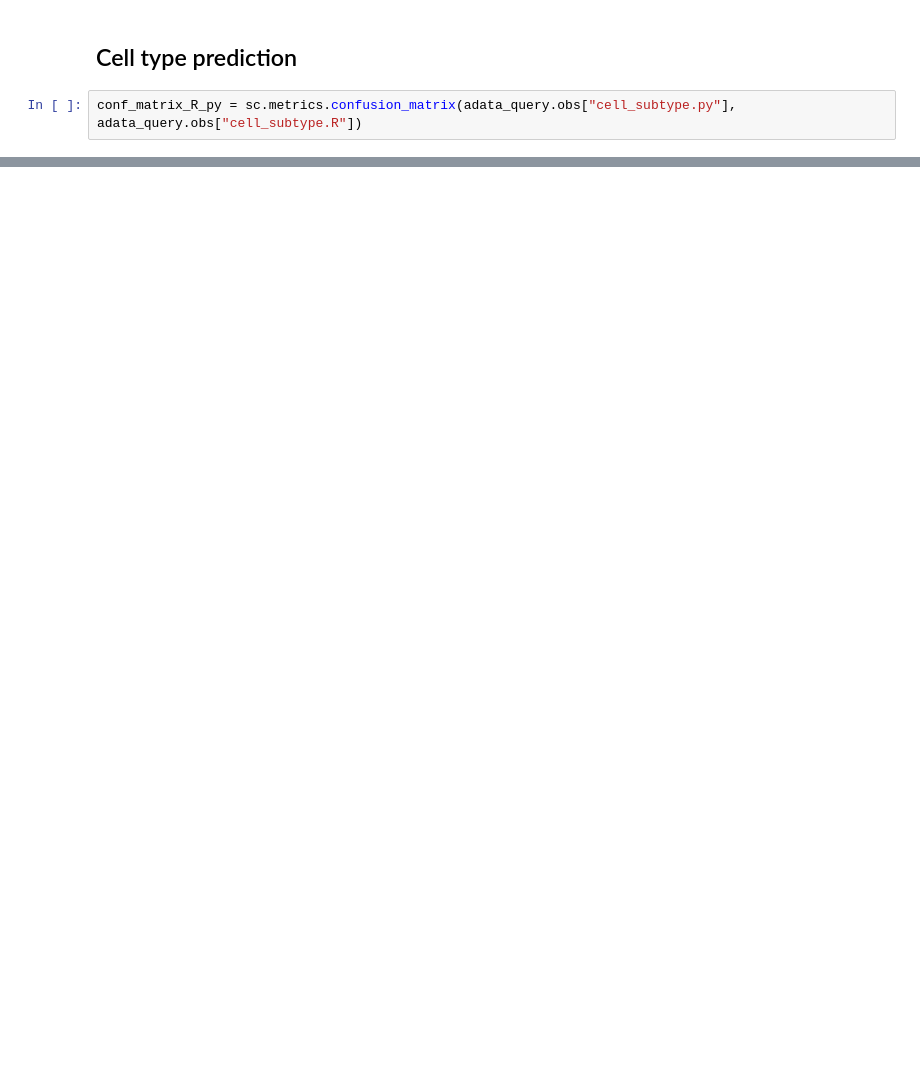
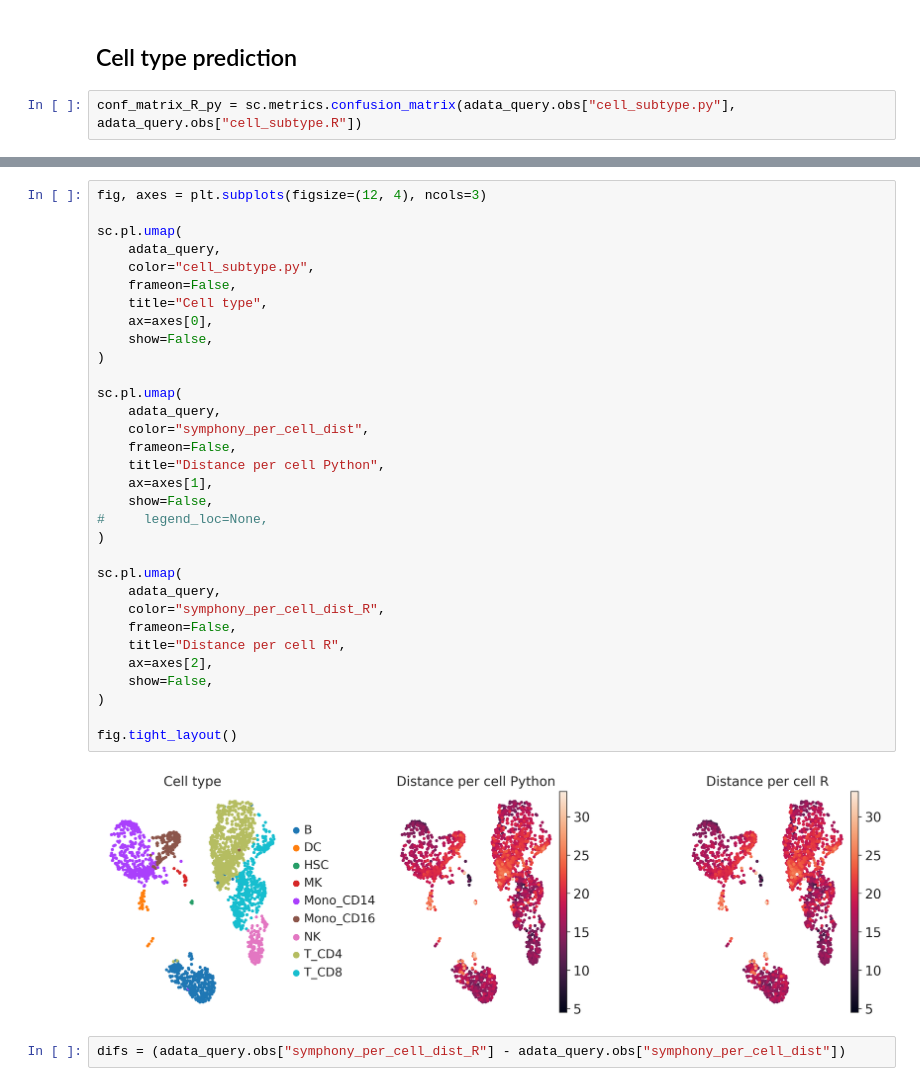
Before and after one commit to potulabe/symphonypy, a Jupyter notebook: benchmarking/Benchmarking_symphony_PBMC.ipynb, the cells around one changed output, grey strips where cells are left out. Cells and saved outputs as stored; diff of their text form; blank space fills up the shorter version.

```diff
--- a/benchmarking/Benchmarking_symphony_PBMC.ipynb
+++ b/benchmarking/Benchmarking_symphony_PBMC.ipynb
@@ -267,0 +357,36 @@ Text(0.5, 1.0, 'R vs Python predicted cell type')
+# %%
+fig, axes = plt.subplots(figsize=(12, 4), ncols=3)
+
+sc.pl.umap(
+    adata_query,
+    color="cell_subtype.py",
+    frameon=False,
+    title="Cell type",
+    ax=axes[0],
+    show=False,
+)
+
+sc.pl.umap(
+    adata_query,
+    color="symphony_per_cell_dist",
+    frameon=False,
+    title="Distance per cell Python",
+    ax=axes[1],
+    show=False,
+#     legend_loc=None,
+)
+
+sc.pl.umap(
+    adata_query,
+    color="symphony_per_cell_dist_R",
+    frameon=False,
+    title="Distance per cell R",
+    ax=axes[2],
+    show=False,
+)
+
+fig.tight_layout()
+# %% [output]
+[figure, added]
+# %%
+difs = (adata_query.obs["symphony_per_cell_dist_R"] - adata_query.obs["symphony_per_cell_dist"])
```
Also changed, not shown: parts of 30 cells of this notebook, 1 other file.
